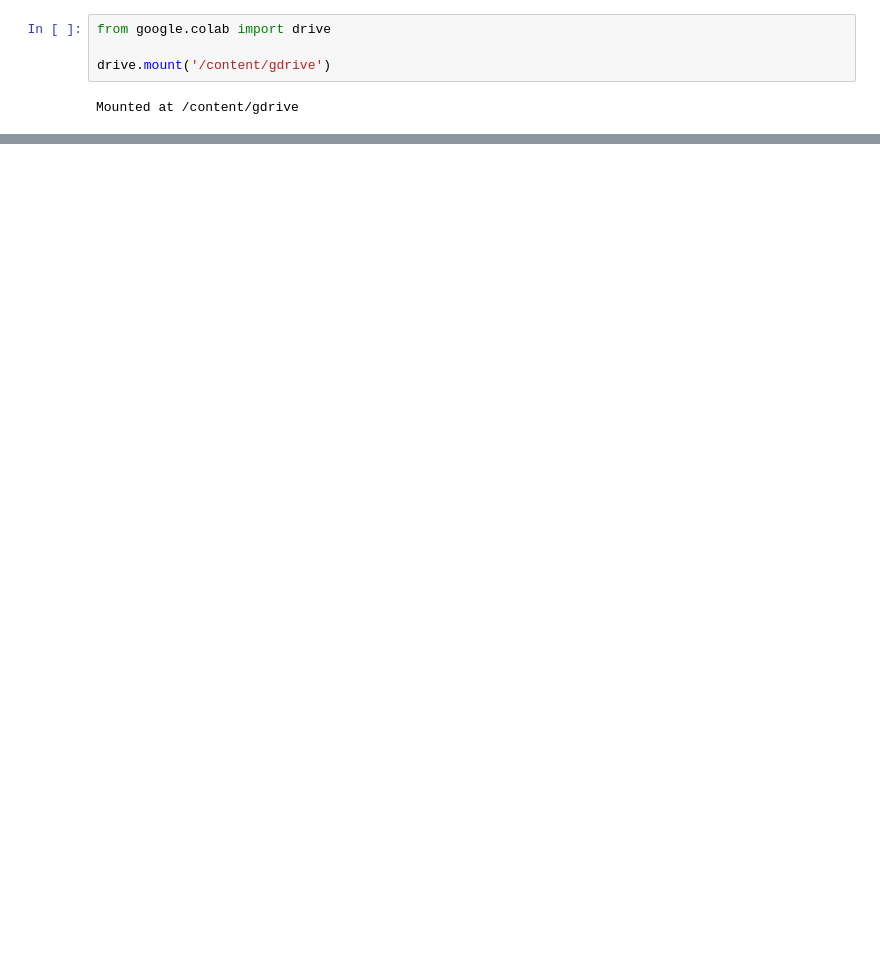
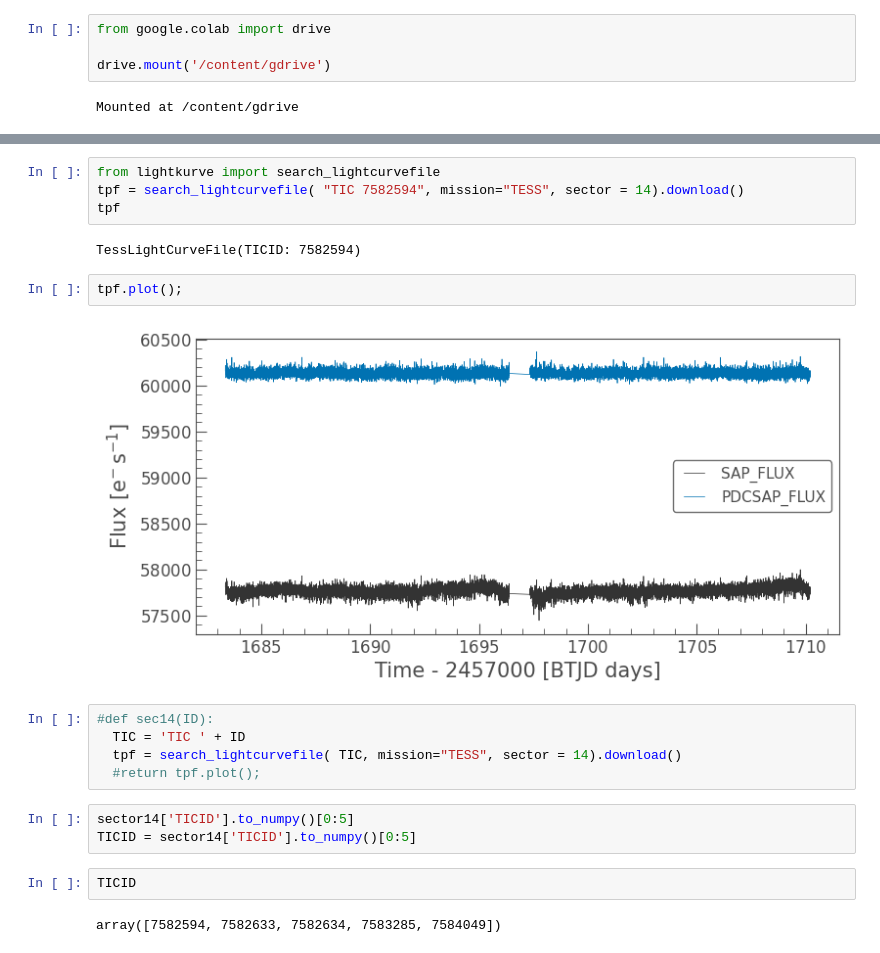
Before and after one commit to elsiecolme/EscapeEarth, a Jupyter notebook: Interns/Elise/DownloadData.ipynb, the cells around one changed output, grey strips where cells are left out. Saved outputs shown, nothing was run; the diff lists cells and outputs as text; blank space fills up the shorter version.

```diff
--- a/Interns/Elise/DownloadData.ipynb
+++ b/Interns/Elise/DownloadData.ipynb
@@ -36,0 +37,22 @@ data
+# %%
+from lightkurve import search_lightcurvefile
+tpf = search_lightcurvefile( "TIC 7582594", mission="TESS", sector = 14).download()
+tpf
+# %% [output]
+TessLightCurveFile(TICID: 7582594)
+# %%
+tpf.plot();
+# %% [output]
+[figure, added]
+# %%
+#def sec14(ID):
+  TIC = 'TIC ' + ID
+  tpf = search_lightcurvefile( TIC, mission="TESS", sector = 14).download()
+  #return tpf.plot();
+# %%
+sector14['TICID'].to_numpy()[0:5]
+TICID = sector14['TICID'].to_numpy()[0:5]
+# %%
+TICID
+# %% [output]
+array([7582594, 7582633, 7582634, 7583285, 7584049])
```
Also changed, not shown: parts of 6 cells of this notebook.
